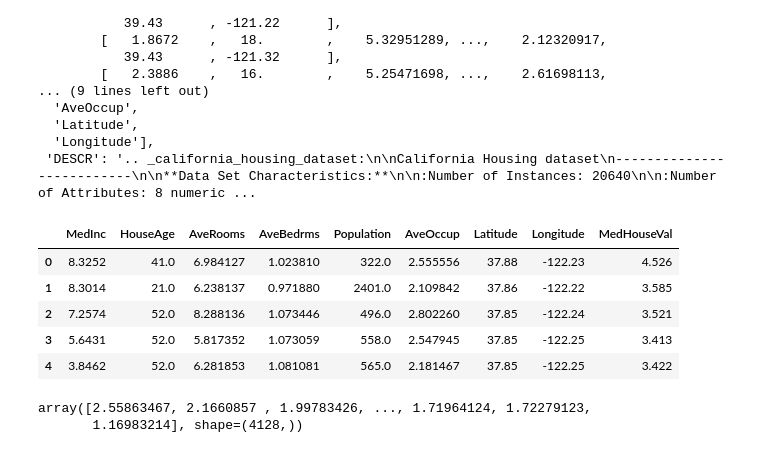
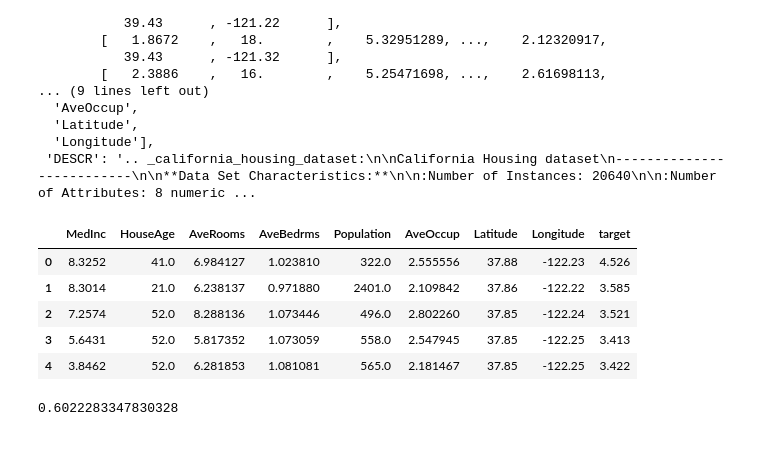
Before and after one commit to Oduor3004/intro-to-scikit-learn, a Jupyter notebook: Workflow.ipynb, the cells around one changed output. Cells and saved outputs as stored; diff of their text form; code cells hidden in the pictures.

```diff
--- a/Workflow.ipynb
+++ b/Workflow.ipynb
@@ -286,12 +450,12 @@ housing
   'Longitude'],
  'DESCR': '.. _california_housing_dataset:\n\nCalifornia Housing dataset\n--------------------------\n\n**Data Set Characteristics:**\n\n:Number of Instances: 20640\n\n:Number of Attributes: 8 numeric ...
 # %%
-df=pd.DataFrame(data=housing['data'],columns=housing['feature_names'])
-df['MedHouseVal']=housing['target']
+housing_df=pd.DataFrame(data=housing['data'],columns=housing['feature_names'])
+housing_df['target']=housing['target']
 # %%
-df.head()
+housing_df.head()
 # %% [output]
-|  | MedInc | HouseAge | AveRooms | AveBedrms | Population | AveOccup | Latitude | Longitude | MedHouseVal |
+|  | MedInc | HouseAge | AveRooms | AveBedrms | Population | AveOccup | Latitude | Longitude | target |
 | 0 | 8.3252 | 41.0 | 6.984127 | 1.023810 | 322.0 | 2.555556 | 37.88 | -122.23 | 4.526 |
 | 1 | 8.3014 | 21.0 | 6.238137 | 0.971880 | 2401.0 | 2.109842 | 37.86 | -122.22 | 3.585 |
 | 2 | 7.2574 | 52.0 | 8.288136 | 1.073446 | 496.0 | 2.802260 | 37.85 | -122.24 | 3.521 |
@@ -304,15 +468,15 @@ np.random.seed()
 
 # split the data into x and y
 
-X=df.drop("MedHouseVal",axis=1)
-y=df["MedHouseVal"]
+X=housing_df.drop("target",axis=1)
+y=housing_df["target"]
 
 # train and test split
 from sklearn.model_selection import train_test_split
 
 X_train,X_test,y_train,y_test=train_test_split(X,y,test_size=0.2)
 
-# fit the model
+#intantiate and  fit the model
 from sklearn.linear_model import LinearRegression
 
 model =LinearRegression()
@@ -320,7 +484,7 @@ model =LinearRegression()
 model.fit(X_train,y_train)
 
 model.predict(X_test)
+model.score(X_test,y_test)
 # %% [output]
-array([2.55863467, 2.1660857 , 1.99783426, ..., 1.71964124, 1.72279123,
-       1.16983214], shape=(4128,))
+0.6022283347830328
 # %%
```
Also changed, not shown: parts of 47 cells of this notebook, 27 other files.
